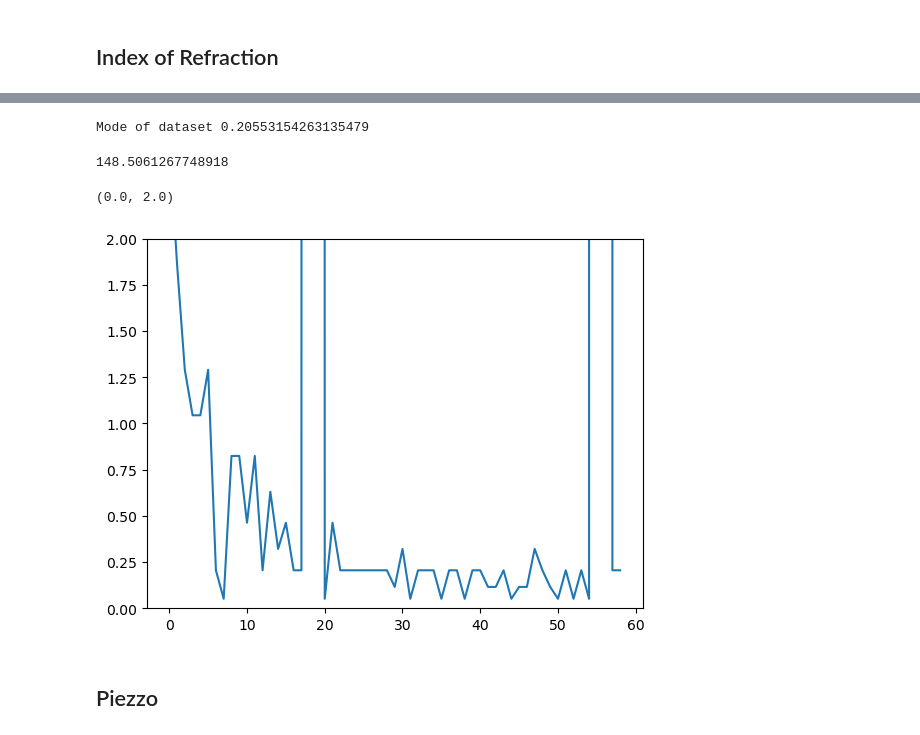
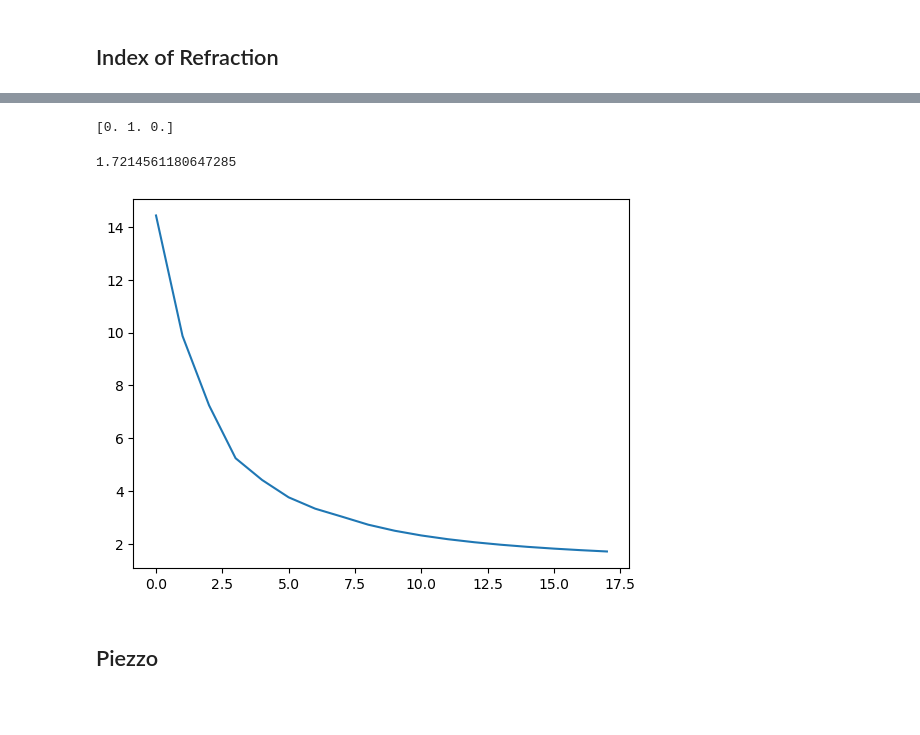
Before and after one commit to Naderschah/Msc_Physics, a Jupyter notebook: PreMaster_PhysLab3/INFn/data_processing.ipynb, the cells around one changed output, grey strips where cells are left out. Drawn from its saved outputs; the diff is of its cells as text; code cells hidden in the pictures; blank space fills up the shorter version.

```diff
--- a/PreMaster_PhysLab3/INFn/data_processing.ipynb
+++ b/PreMaster_PhysLab3/INFn/data_processing.ipynb
@@ -115,15 +112,24 @@ index_one_to_one=get_angle(1, wavelength,np.diff(theta),t)
-# %%
-print("Mode of dataset {}".format(max(set(index_one_to_one), key=list(index_one_to_one).count)))
-np.mean(index_one_to_one)
-# %% [output]
-Mode of dataset 0.20553154263135479
-148.5061267748918
-# %%
-plt.plot(index_one_to_one)
-plt.ylim(0,2)
-# %% [output]
-(0.0, 2.0)
-[figure, removed]
+# %%
+def minimize_std_for_index(x0, theta, fringes, wavelength, t):
+    """Change angle scaling and offset to achieve linear results
+    To do so the standard deviation is minimized as all data points should represent the same index
+    x0 = [normal error, scaling coeff]
+    """
+    theta = [x0[0]+i*x0[1]+i*x0[2]**2 for i in theta]
+    return np.sqrt(np.mean(get_index(fringes, wavelength,theta,t)**2))
+# x0 represents [normal error, scaling coeff, second order]
+res = scipy.optimize.minimize(minimize_std_for_index, x0=[0,1, 0],args=(theta, fringes, wavelength, t),bounds=((0,1000),(1,1000),(0,100000)))
+# %%
+x0 = res.x
+print(x0)
+theta_mod = [x0[0]+i*x0[1] for i in theta]
+index_mod = get_index(fringes, wavelength,theta_mod,t)
+plt.plot(index_mod)
+np.min(index_mod)
+# %% [output]
+[0. 1. 0.]
+1.7214561180647285
+[figure, added]
 # %% [markdown]
 ## Piezzo
 # %%
```
Also changed, not shown: parts of 19 cells of this notebook, 3 other files.
